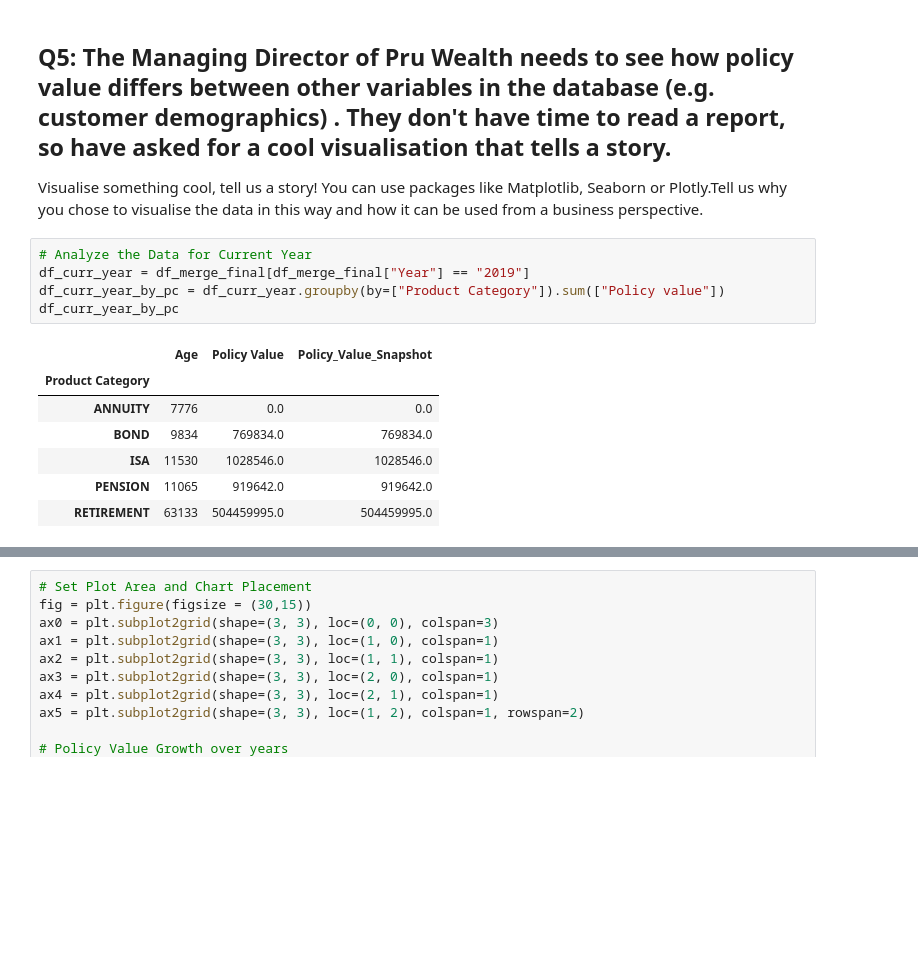
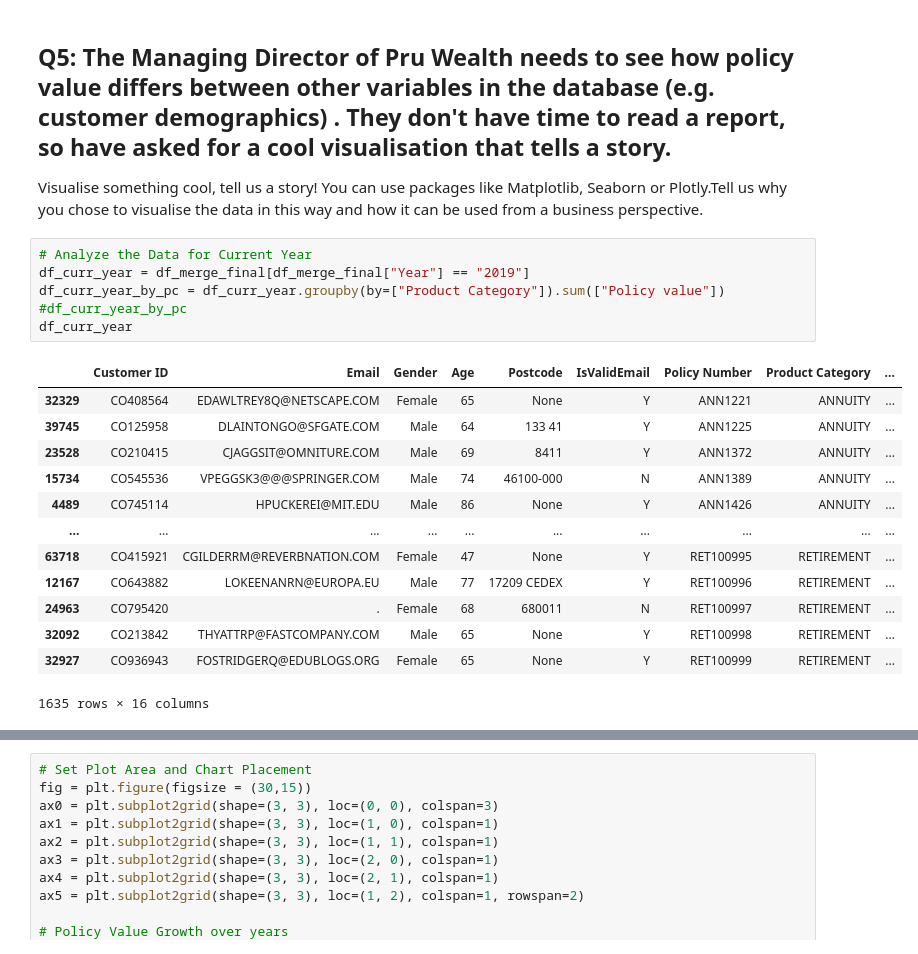
Before and after one commit to klipare/10fa_az_de_kshitij_lipare, a Jupyter notebook: Pru_Data_Test_Az_DE_Kshitij_Lipare.ipynb, the cells around one changed output, grey strips where cells are left out. Cells and saved outputs as stored; diff of their text form; blank space fills up the shorter version.

```diff
--- a/Pru_Data_Test_Az_DE_Kshitij_Lipare.ipynb
+++ b/Pru_Data_Test_Az_DE_Kshitij_Lipare.ipynb
@@ -391,16 +391,23 @@ Visualise something cool, tell us a story! You can use packages like Matplotlib,
 # %%
 # Analyze the Data for Current Year
 df_curr_year = df_merge_final[df_merge_final["Year"] == "2019"]
 df_curr_year_by_pc = df_curr_year.groupby(by=["Product Category"]).sum(["Policy value"])
-df_curr_year_by_pc
+#df_curr_year_by_pc
+df_curr_year
 # %% [output]
-|  | Age | Policy Value | Policy_Value_Snapshot |
-| Product Category |  |  |  |
-| ANNUITY | 7776 | 0.0 | 0.0 |
-| BOND | 9834 | 769834.0 | 769834.0 |
-| ISA | 11530 | 1028546.0 | 1028546.0 |
-| PENSION | 11065 | 919642.0 | 919642.0 |
-| RETIREMENT | 63133 | 504459995.0 | 504459995.0 |
+|  | Customer ID | Email | Gender | Age | Postcode | IsValidEmail | Policy Number | Product Category | ... |
+| 32329 | CO408564 | EDAWLTREY8Q@NETSCAPE.COM | Female | 65 | None | Y | ANN1221 | ANNUITY | ... |
+| 39745 | CO125958 | DLAINTONGO@SFGATE.COM | Male | 64 | 133 41 | Y | ANN1225 | ANNUITY | ... |
+| 23528 | CO210415 | CJAGGSIT@OMNITURE.COM | Male | 69 | 8411 | Y | ANN1372 | ANNUITY | ... |
+| 15734 | CO545536 | VPEGGSK3@@@SPRINGER.COM | Male | 74 | 46100-000 | N | ANN1389 | ANNUITY | ... |
+| 4489 | CO745114 | HPUCKEREI@MIT.EDU | Male | 86 | None | Y | ANN1426 | ANNUITY | ... |
+| ... | ... | ... | ... | ... | ... | ... | ... | ... | ... |
+| 63718 | CO415921 | CGILDERRM@REVERBNATION.COM | Female | 47 | None | Y | RET100995 | RETIREMENT | ... |
+| 12167 | CO643882 | LOKEENANRN@EUROPA.EU | Male | 77 | 17209 CEDEX | Y | RET100996 | RETIREMENT | ... |
+| 24963 | CO795420 | . | Female | 68 | 680011 | N | RET100997 | RETIREMENT | ... |
+| 32092 | CO213842 | THYATTRP@FASTCOMPANY.COM | Male | 65 | None | Y | RET100998 | RETIREMENT | ... |
+| 32927 | CO936943 | FOSTRIDGERQ@EDUBLOGS.ORG | Female | 65 | None | Y | RET100999 | RETIREMENT | ... |
+1635 rows × 16 columns
 # %%
 # Analyze the Data for Previous Year
 df_prev_year = df_merge_final[df_merge_final["Year"] == "2018"]
```
Also changed, not shown: parts of 3 cells of this notebook.
